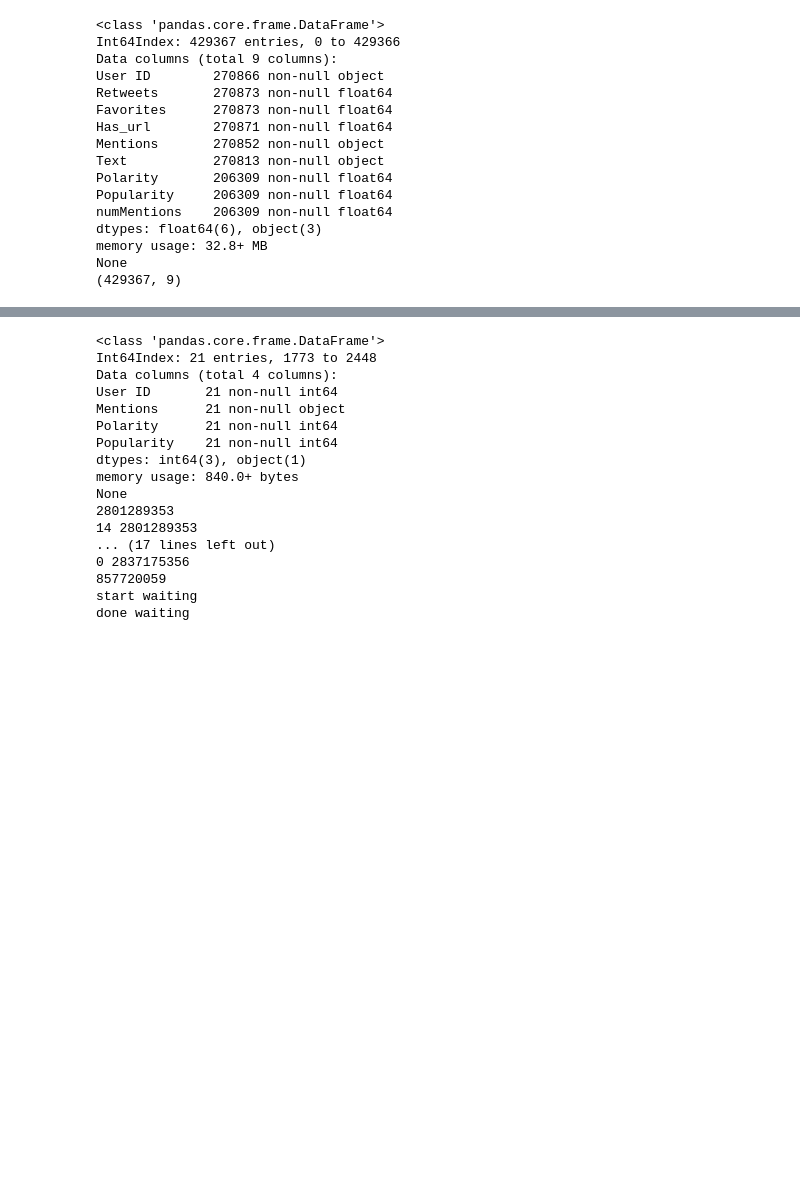
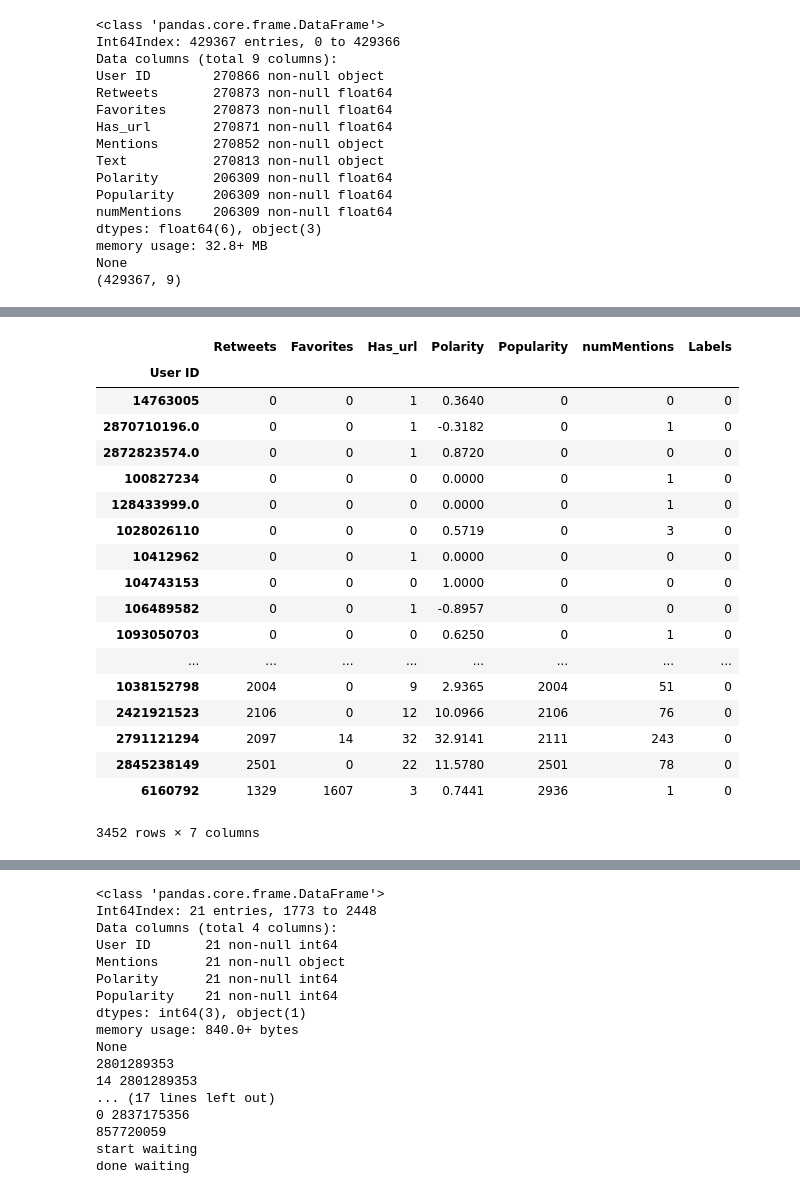
Before and after one commit to MinyingLu/Twitter-sentiment-analysis, a Jupyter notebook: Get Users.ipynb, the cells around one changed output, grey strips where cells are left out. Cells and saved outputs as stored; diff of their text form; code cells hidden in the pictures; blank space fills up the shorter version.

```diff
--- a/Get Users.ipynb
+++ b/Get Users.ipynb
@@ -251,11 +251,17 @@ grouped = nonan_tweets_df.groupby('Labels')
 print grouped.size()
 clusters = []
 pop_users = []
+groupByUsers = []
 for t in tags:
-    clusters.append(pd.DataFrame(grouped.get_group(t)).sort_values("Popularity", ascending=False))
-    pop_users.append(pd.DataFrame(grouped.get_group(t)).sort_values("Popularity", ascending=False)[:5])
+    g = pd.DataFrame(grouped.get_group(t).sort_values("Popularity", ascending=False))
+    clusters.append(g)
+    #pop_users.append(pd.DataFrame(grouped.get_group(t)).sort_values("Popularity", ascending=False)[:5])
+
 for c in clusters:
-    print c.info()
+    groupByUsers.append(c.groupby('User ID').sum())
+
+for g in groupByUsers:
+    print g.info()
 # %% [output]
 Labels
 0      9867
@@ -295,0 +287,22 @@ pop_users[0]
+# %%
+groupByUsers[0].sort_values('Popularity')
+# %% [output]
+|  | Retweets | Favorites | Has_url | Polarity | Popularity | numMentions | Labels |
+| User ID |  |  |  |  |  |  |  |
+| 14763005 | 0 | 0 | 1 | 0.3640 | 0 | 0 | 0 |
+| 2870710196.0 | 0 | 0 | 1 | -0.3182 | 0 | 1 | 0 |
+| 2872823574.0 | 0 | 0 | 1 | 0.8720 | 0 | 0 | 0 |
+| 100827234 | 0 | 0 | 0 | 0.0000 | 0 | 1 | 0 |
+| 128433999.0 | 0 | 0 | 0 | 0.0000 | 0 | 1 | 0 |
+| 1028026110 | 0 | 0 | 0 | 0.5719 | 0 | 3 | 0 |
+| 10412962 | 0 | 0 | 1 | 0.0000 | 0 | 0 | 0 |
+| 104743153 | 0 | 0 | 0 | 1.0000 | 0 | 0 | 0 |
+| 106489582 | 0 | 0 | 1 | -0.8957 | 0 | 0 | 0 |
+| 1093050703 | 0 | 0 | 0 | 0.6250 | 0 | 1 | 0 |
+| ... | ... | ... | ... | ... | ... | ... | ... |
+| 1038152798 | 2004 | 0 | 9 | 2.9365 | 2004 | 51 | 0 |
+| 2421921523 | 2106 | 0 | 12 | 10.0966 | 2106 | 76 | 0 |
+| 2791121294 | 2097 | 14 | 32 | 32.9141 | 2111 | 243 | 0 |
+| 2845238149 | 2501 | 0 | 22 | 11.5780 | 2501 | 78 | 0 |
+| 6160792 | 1329 | 1607 | 3 | 0.7441 | 2936 | 1 | 0 |
+3452 rows × 7 columns
```
Also changed, not shown: parts of 4 cells of this notebook.
